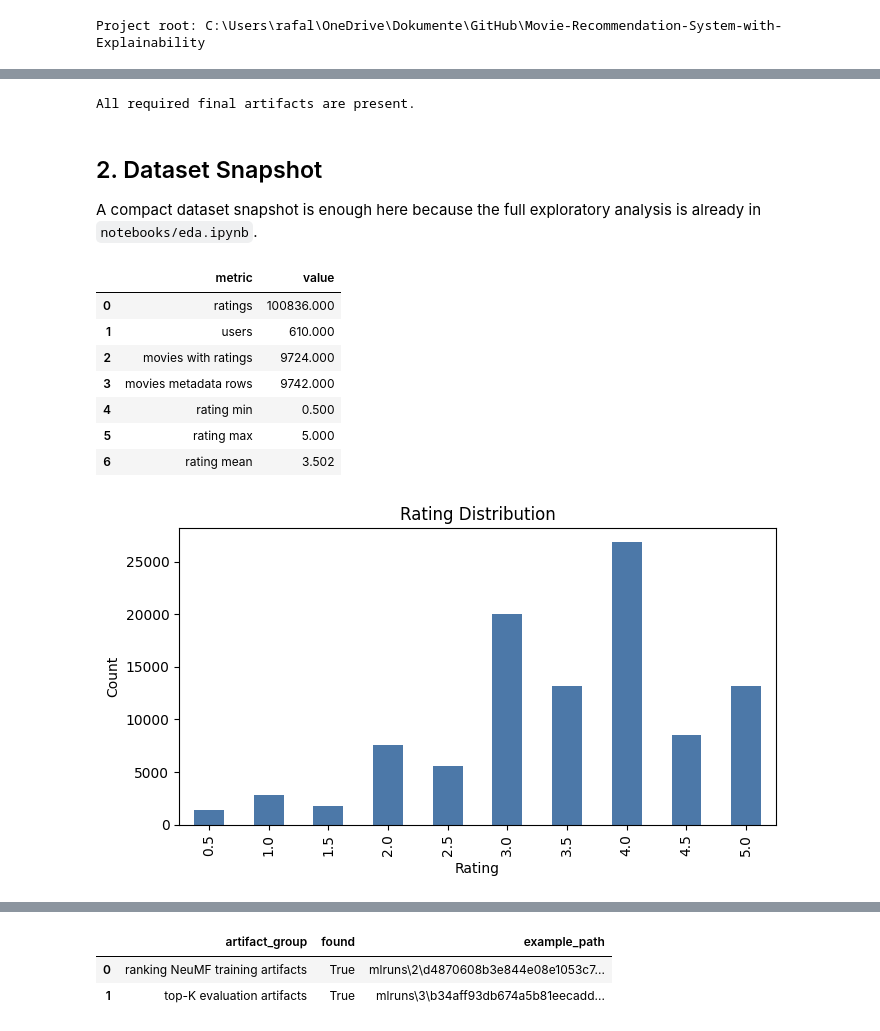
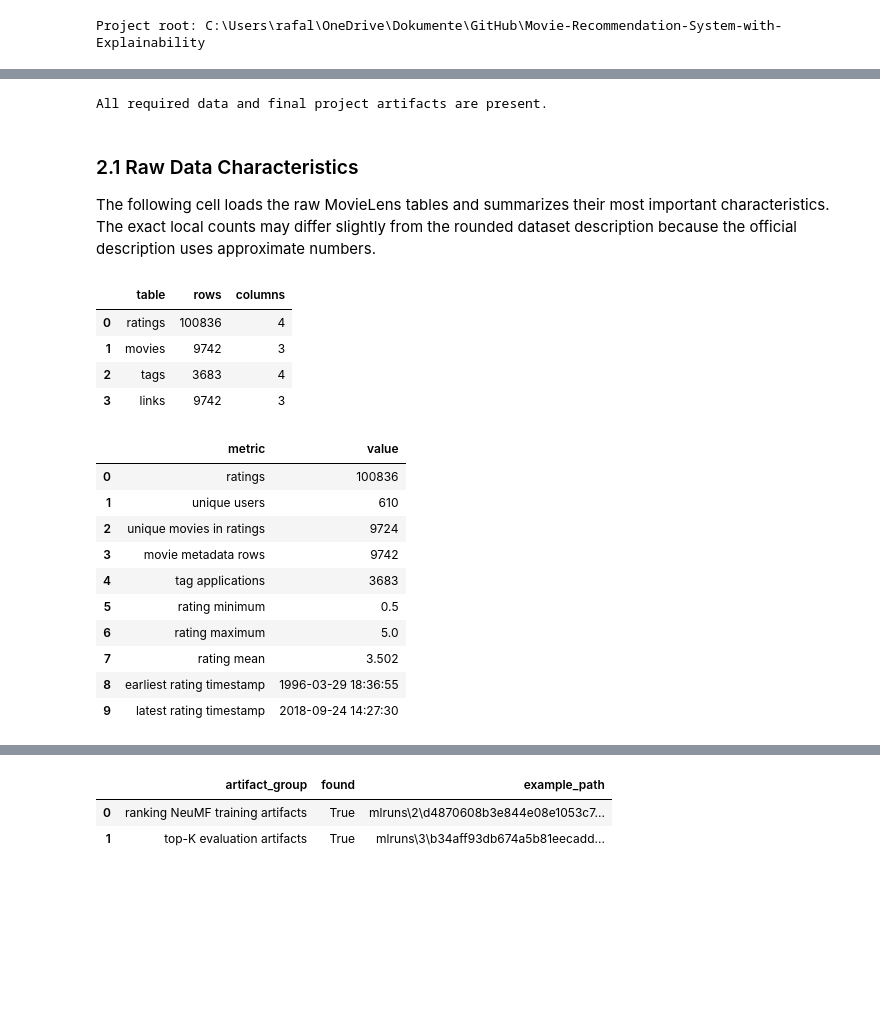
Before and after one commit to rafglo/Movie-Recommendation-System-with-Explainability, a Jupyter notebook: notebooks/final_submission.ipynb, the cells around one changed output, grey strips where cells are left out. Drawn from its saved outputs; the diff is of its cells as text; code cells hidden in the pictures; blank space fills up the shorter version.

```diff
--- a/notebooks/final_submission.ipynb
+++ b/notebooks/final_submission.ipynb
@@ -68,55 +83,78 @@ readiness
 missing = readiness.loc[~readiness["exists"], "artifact"].tolist()
 if missing:
     raise FileNotFoundError(f"Missing required artifacts: {missing}")
-print("All required final artifacts are present.")
+print("All required data and final project artifacts are present.")
 # %% [output]
-All required final artifacts are present.
+All required data and final project artifacts are present.
 # %% [markdown]
-## 2. Dataset Snapshot
+### 2.1 Raw Data Characteristics
 
-A compact dataset snapshot is enough here because the full exploratory analysis is already in `notebooks/eda.ipynb`.
+The following cell loads the raw MovieLens tables and summarizes their most important characteristics. The exact local counts may differ slightly from the rounded dataset description because the official description uses approximate numbers.
 # %%
 ratings = pd.read_csv(PROJECT_ROOT / "data" / "raw" / "ratings.csv")
 movies = pd.read_csv(PROJECT_ROOT / "data" / "raw" / "movies.csv")
+tags = pd.read_csv(PROJECT_ROOT / "data" / "raw" / "tags.csv")
+links = pd.read_csv(PROJECT_ROOT / "data" / "raw" / "links.csv")
 
-snapshot = pd.DataFrame(
+raw_tables = {
+    "ratings": ratings,
+    "movies": movies,
+    "tags": tags,
+    "links": links,
+}
+
+dataset_summary = pd.DataFrame(
+    [
+        {"table": name, "rows": len(df), "columns": df.shape[1]}
+        for name, df in raw_tables.items()
+    ]
+)
+
+main_characteristics = pd.DataFrame(
     {
         "metric": [
             "ratings",
-            "users",
-            "movies with ratings",
-            "movies metadata rows",
-            "rating min",
-            "rating max",
+            "unique users",
+            "unique movies in ratings",
+            "movie metadata rows",
+            "tag applications",
+            "rating minimum",
+            "rating maximum",
             "rating mean",
+            "earliest rating timestamp",
+            "latest rating timestamp",
         ],
         "value": [
             len(ratings),
             ratings["userId"].nunique(),
             ratings["movieId"].nunique(),
             len(movies),
+            len(tags),
             ratings["rating"].min(),
             ratings["rating"].max(),
             round(ratings["rating"].mean(), 3),
+            pd.to_datetime(ratings["timestamp"], unit="s").min(),
+            pd.to_datetime(ratings["timestamp"], unit="s").max(),
         ],
     }
 )
-snapshot
+
+display(dataset_summary)
+display(main_characteristics)
 # %% [output]
-|  | metric | value |
-| 0 | ratings | 100836.000 |
-| 1 | users | 610.000 |
-| 2 | movies with ratings | 9724.000 |
-| 3 | movies metadata rows | 9742.000 |
-| 4 | rating min | 0.500 |
-| 5 | rating max | 5.000 |
-| 6 | rating mean | 3.502 |
+|  | table | rows | columns |
+| 0 | ratings | 100836 | 4 |
+| 1 | movies | 9742 | 3 |
+| 2 | tags | 3683 | 4 |
+| 3 | links | 9742 | 3 |
+|  | metric | value |
+| 0 | ratings | 100836 |
+| 1 | unique users | 610 |
+| 2 | unique movies in ratings | 9724 |
+| 3 | movie metadata rows | 9742 |
+| 4 | tag applications | 3683 |
+| 5 | rating minimum | 0.5 |
+| 6 | rating maximum | 5.0 |
+| 7 | rating mean | 3.502 |
+| 8 | earliest rating timestamp | 1996-03-29 18:36:55 |
+| 9 | latest rating timestamp | 2018-09-24 14:27:30 |
-# %%
-fig, ax = plt.subplots(figsize=(7, 4))
-ratings["rating"].value_counts().sort_index().plot(kind="bar", ax=ax, color="#4C78A8")
-ax.set_title("Rating Distribution")
-ax.set_xlabel("Rating")
-ax.set_ylabel("Count")
-plt.tight_layout()
-# %% [output]
-[figure, removed]
```
Also changed, not shown: parts of 39 cells of this notebook, 12 other files.
